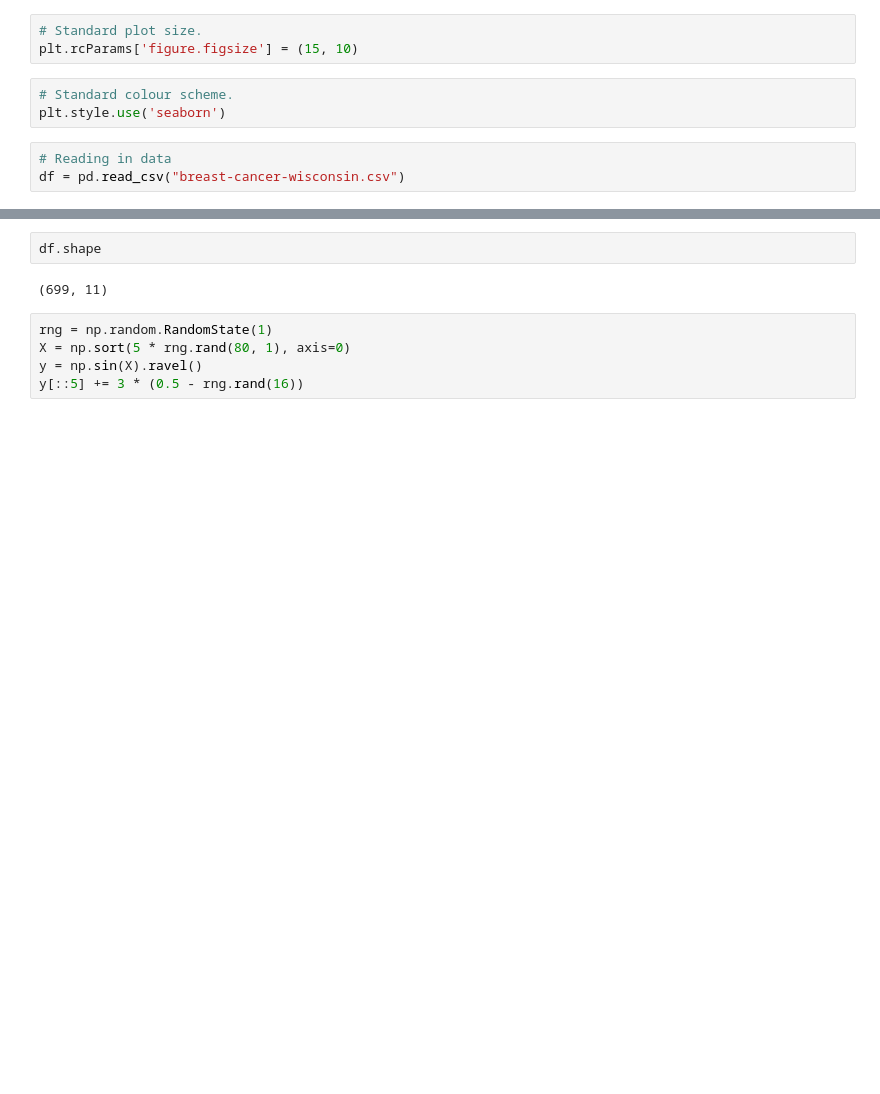
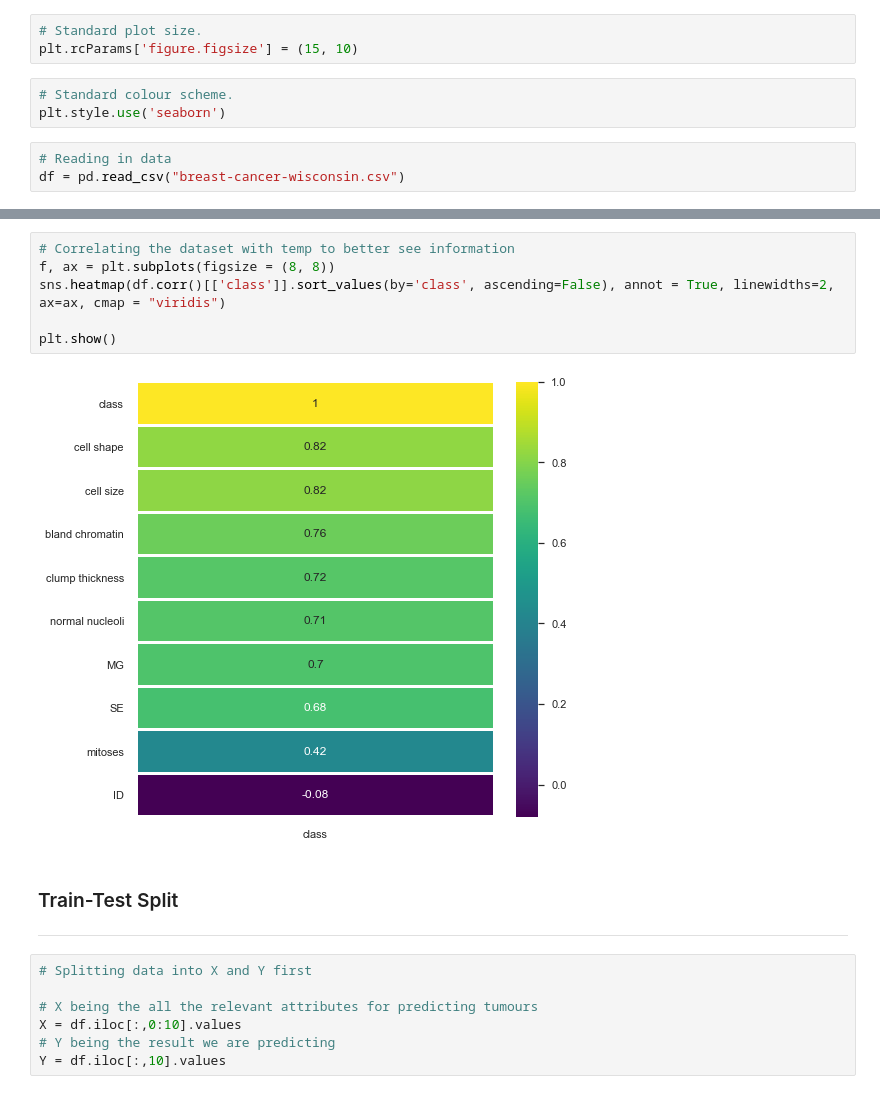
Before and after one commit to johngroves1/Emerging-Technologies-Project, a Jupyter notebook: scikit-learn.ipynb, the cells around one changed output, grey strips where cells are left out. Cells and saved outputs as stored; diff of their text form; blank space fills up the shorter version.

```diff
--- a/scikit-learn.ipynb
+++ b/scikit-learn.ipynb
@@ -232,10 +239,19 @@ sns.heatmap(df.corr(), annot = True, linewidths=2, ax=ax, cmap = "BuPu")
 # %%
-df.shape
+# Correlating the dataset with temp to better see information
+f, ax = plt.subplots(figsize = (8, 8))
+sns.heatmap(df.corr()[['class']].sort_values(by='class', ascending=False), annot = True, linewidths=2, ax=ax, cmap = "viridis")
+
+plt.show()
 # %% [output]
-(699, 11)
+[figure, added]
+# %% [markdown]
+### Train-Test Split
+***
 # %%
-rng = np.random.RandomState(1)
-X = np.sort(5 * rng.rand(80, 1), axis=0)
-y = np.sin(X).ravel()
-y[::5] += 3 * (0.5 - rng.rand(16))
+# Splitting data into X and Y first
+
+# X being the all the relevant attributes for predicting tumours
+X = df.iloc[:,0:10].values
+# Y being the result we are predicting
+Y = df.iloc[:,10].values
 # %%
```
Also changed, not shown: parts of 14 cells of this notebook, 1 other file.
